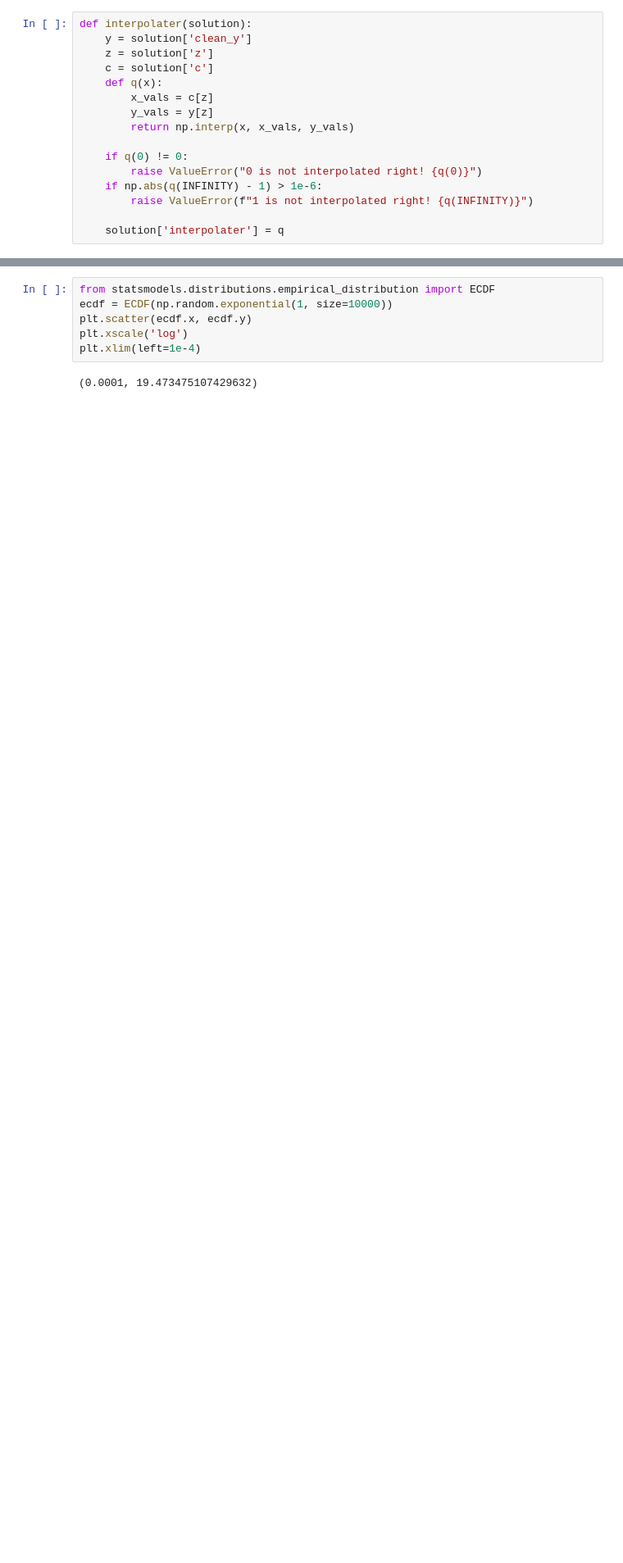
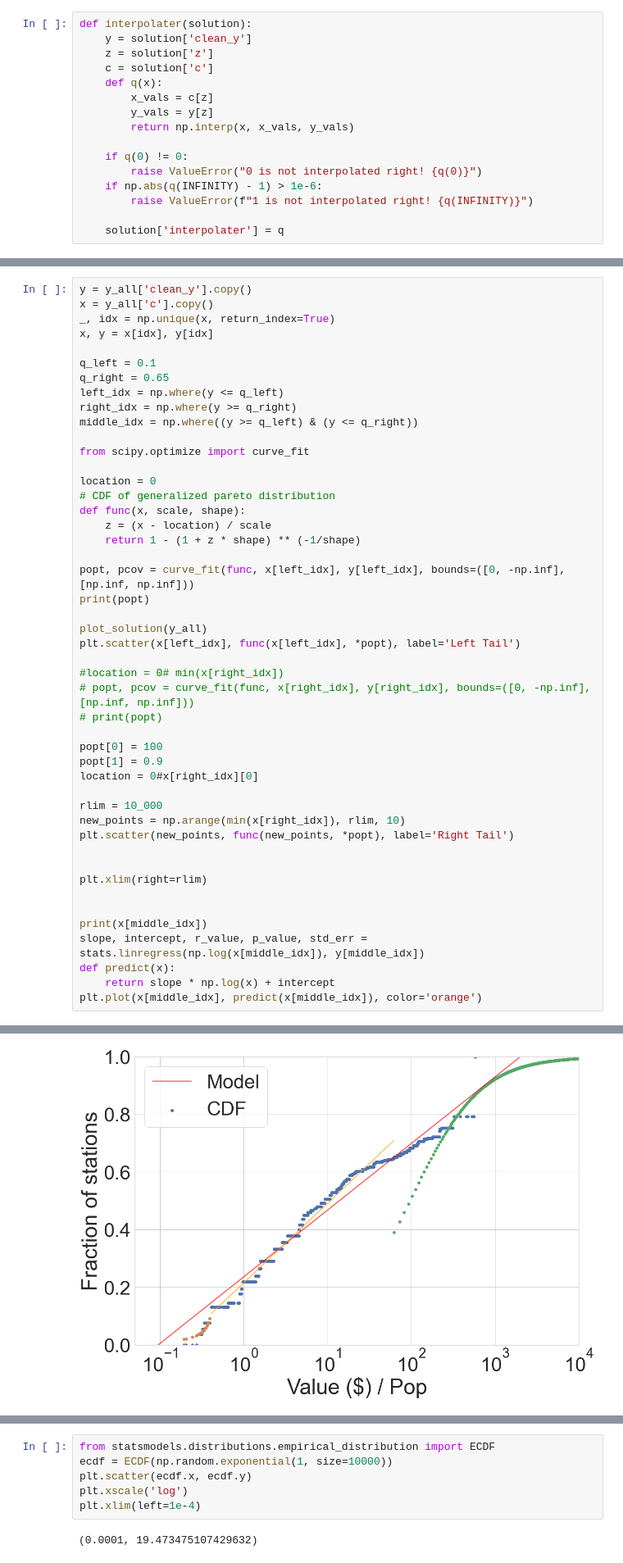
Before and after one commit to newmanne/SATFC, a Jupyter notebook: notebooks/ValueModel.ipynb, the cells around one changed output, grey strips where cells are left out. Shown at 82% size. Drawn from its saved outputs; the diff is of its cells as text; blank space fills up the shorter version.

```diff
--- a/notebooks/ValueModel.ipynb
+++ b/notebooks/ValueModel.ipynb
@@ -190,0 +197,48 @@ plot_solution(y_all)
+# %%
+y = y_all['clean_y'].copy()
+x = y_all['c'].copy()
+_, idx = np.unique(x, return_index=True)
+x, y = x[idx], y[idx]
+
+q_left = 0.1
+q_right = 0.65
+left_idx = np.where(y <= q_left)
+right_idx = np.where(y >= q_right)
+middle_idx = np.where((y >= q_left) & (y <= q_right))
+
+from scipy.optimize import curve_fit
+
+location = 0
+# CDF of generalized pareto distribution
+def func(x, scale, shape):
+    z = (x - location) / scale
+    return 1 - (1 + z * shape) ** (-1/shape)
+
+popt, pcov = curve_fit(func, x[left_idx], y[left_idx], bounds=([0, -np.inf], [np.inf, np.inf]))
+print(popt)
+
+plot_solution(y_all)
+plt.scatter(x[left_idx], func(x[left_idx], *popt), label='Left Tail')
+
+#location = 0# min(x[right_idx])
+# popt, pcov = curve_fit(func, x[right_idx], y[right_idx], bounds=([0, -np.inf], [np.inf, np.inf]))
+# print(popt)
+
+popt[0] = 100
+popt[1] = 0.9
+location = 0#x[right_idx][0]
+
+rlim = 10_000
+new_points = np.arange(min(x[right_idx]), rlim, 10)
+plt.scatter(new_points, func(new_points, *popt), label='Right Tail')
+
+
+plt.xlim(right=rlim)
+
+
+print(x[middle_idx])
+slope, intercept, r_value, p_value, std_err = stats.linregress(np.log(x[middle_idx]), y[middle_idx])
+def predict(x):
+    return slope * np.log(x) + intercept
+plt.plot(x[middle_idx], predict(x[middle_idx]), color='orange')
+# %% [output]
@@ -190,0 +263 @@ plot_solution(y_all)
+[figure, added]
```
Also changed, not shown: parts of 5 cells of this notebook, 2 other files.
